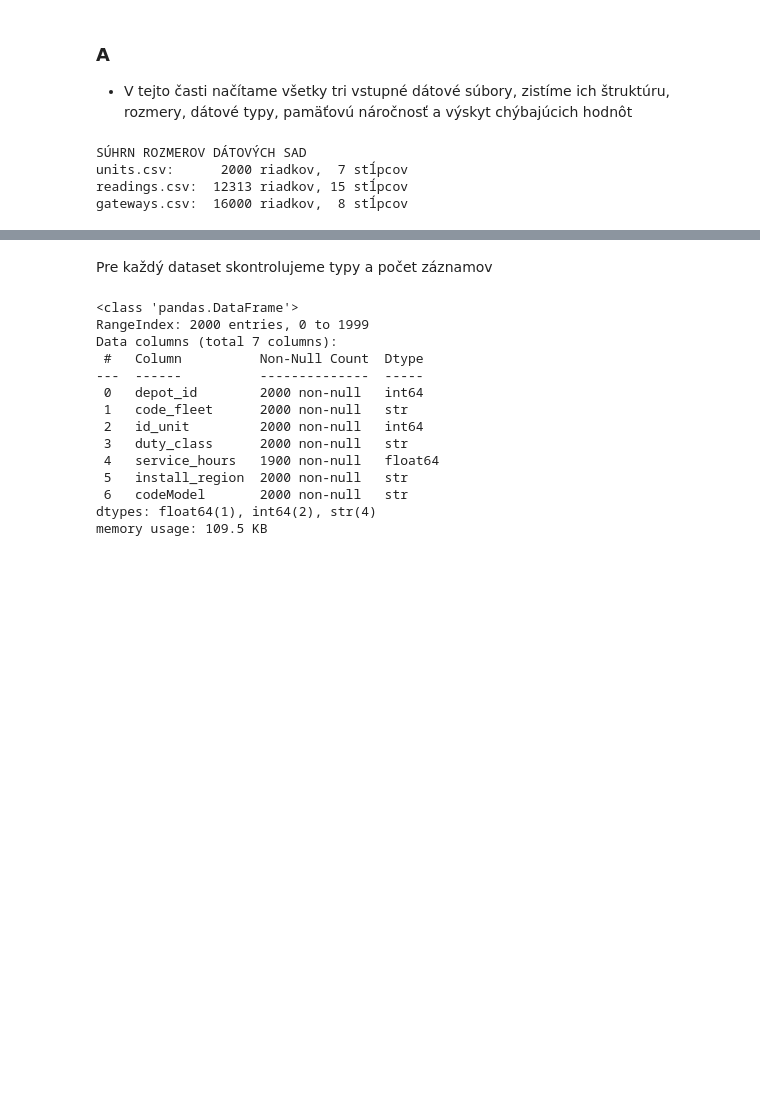
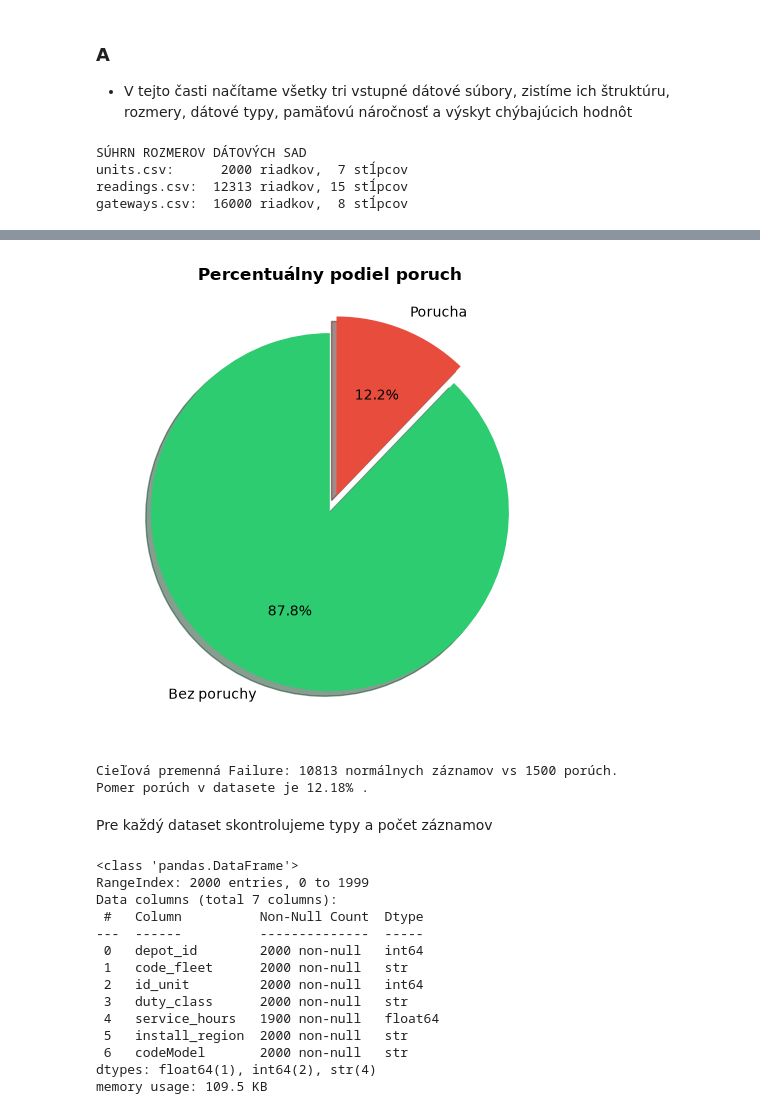
Before and after one commit to tancop/iau-projekt, a Jupyter notebook: main.ipynb, the cells around one changed output, grey strips where cells are left out. Cells and saved outputs as stored; diff of their text form; code cells hidden in the pictures; blank space fills up the shorter version.

```diff
--- a/main.ipynb
+++ b/main.ipynb
@@ -95,3 +167,22 @@ display(analyze_structure(gateways, "gateways.csv"))
+# %%
+failure_counts = readings["Failure"].value_counts()
+failure_percentages = readings["Failure"].value_counts(normalize=True) * 100
+
+fig, axe = plt.subplots(1, 1, figsize=(13, 5))
+
+axe.pie(failure_counts, labels=["Bez poruchy", "Porucha"], autopct="%1.1f%%",
+           colors=["#2ecc71", "#e74c3c"], startangle=90, explode=[0, 0.1], shadow=True)
+axe.set_title("Percentuálny podiel poruch", fontweight="bold")
+
+plt.tight_layout()
+plt.show()
+
+print(f"Cieľová premenná Failure: {failure_counts[0]} normálnych záznamov vs {failure_counts[1]} porúch.")
+print(f"Pomer porúch v datasete je {failure_percentages[1]:.2f}% .")
+# %% [output]
+[figure, added]
+Cieľová premenná Failure: 10813 normálnych záznamov vs 1500 porúch.
+Pomer porúch v datasete je 12.18% .
 # %% [markdown]
 Pre každý dataset skontrolujeme typy a počet záznamov
 # %%
```
Also changed, not shown: parts of 3 cells of this notebook.
